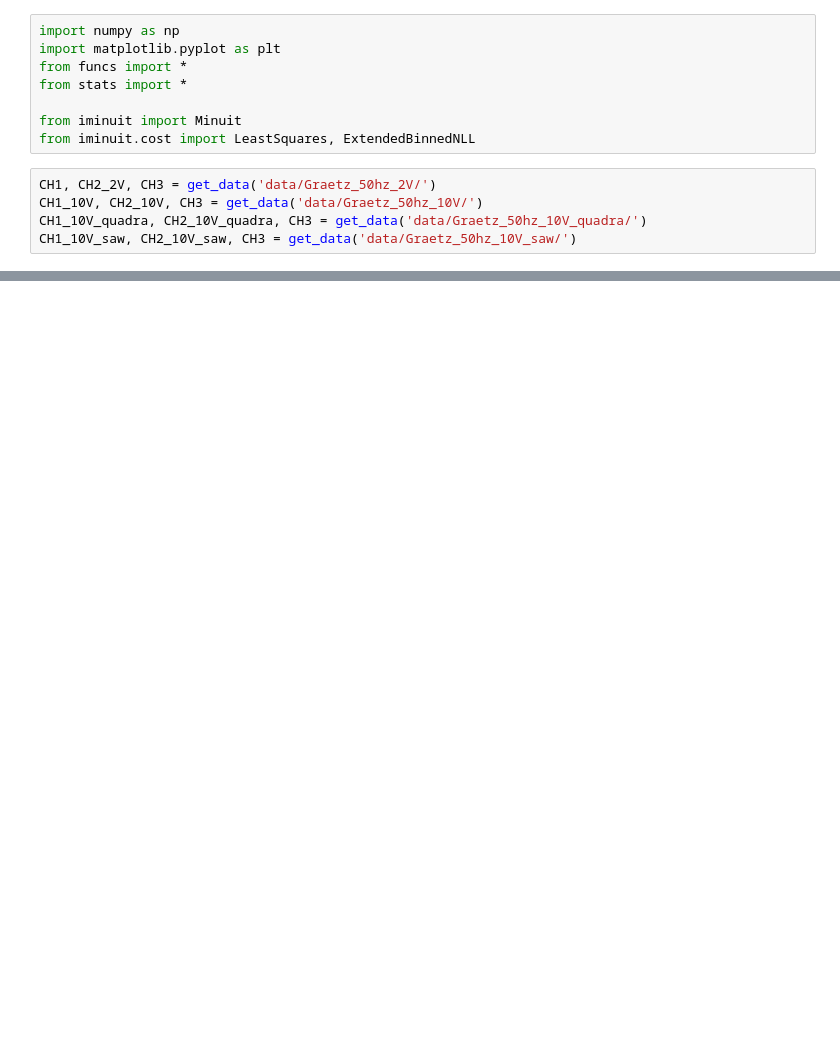
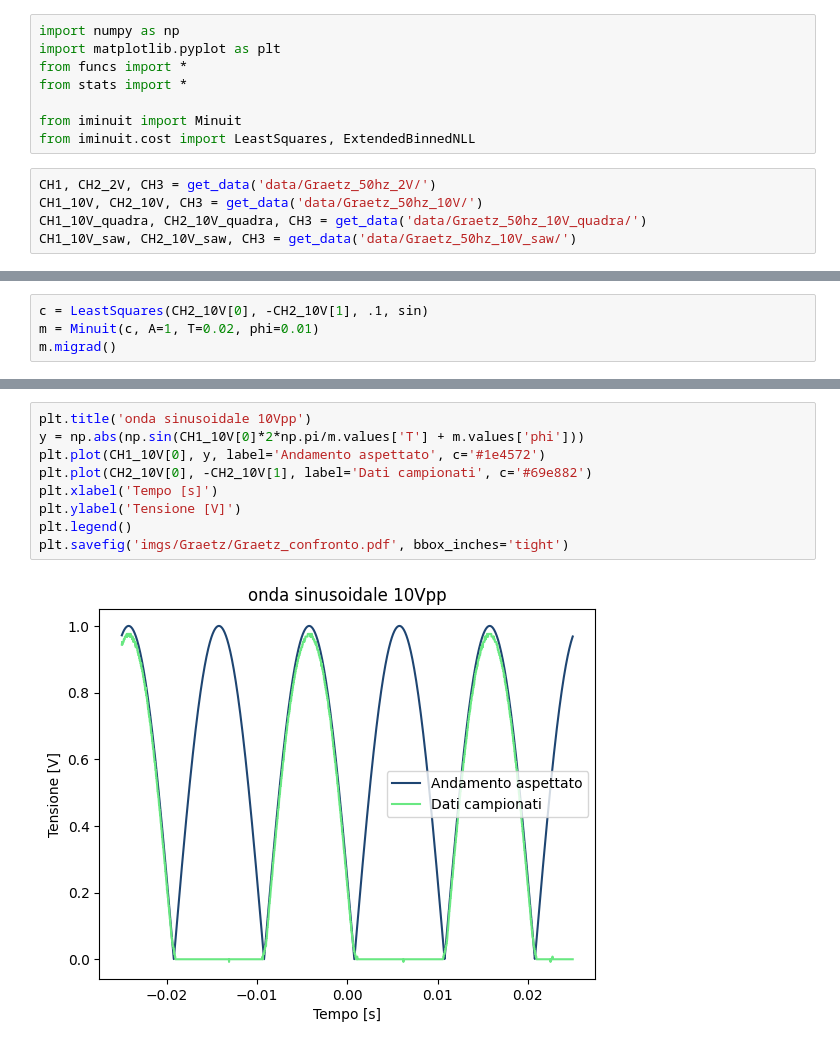
Before and after one commit to Yedi278/Lab2, a Jupyter notebook: Circuiti_2/Graetz.ipynb, the cells around one changed output, grey strips where cells are left out. Cells and saved outputs as stored; diff of their text form; blank space fills up the shorter version.

Commit message:
graetz error

```diff
--- a/Circuiti_2/Graetz.ipynb
+++ b/Circuiti_2/Graetz.ipynb
@@ -35,0 +55,4 @@ plt.savefig('imgs/Graetz/Graetz_all.pdf', bbox_inches='tight')
+# %%
+c = LeastSquares(CH2_10V[0], -CH2_10V[1], .1, sin)
+m = Minuit(c, A=1, T=0.02, phi=0.01)
+m.migrad()
@@ -35,0 +77,11 @@ plt.savefig('imgs/Graetz/Graetz_all.pdf', bbox_inches='tight')
+# %%
+plt.title('onda sinusoidale 10Vpp')
+y = np.abs(np.sin(CH1_10V[0]*2*np.pi/m.values['T'] + m.values['phi']))
+plt.plot(CH1_10V[0], y, label='Andamento aspettato', c='#1e4572')
+plt.plot(CH2_10V[0], -CH2_10V[1], label='Dati campionati', c='#69e882')
+plt.xlabel('Tempo [s]')
+plt.ylabel('Tensione [V]')
+plt.legend()
+plt.savefig('imgs/Graetz/Graetz_confronto.pdf', bbox_inches='tight')
+# %% [output]
+[figure, added]
```
Also changed, not shown: parts of 6 cells of this notebook, 2 other files.
